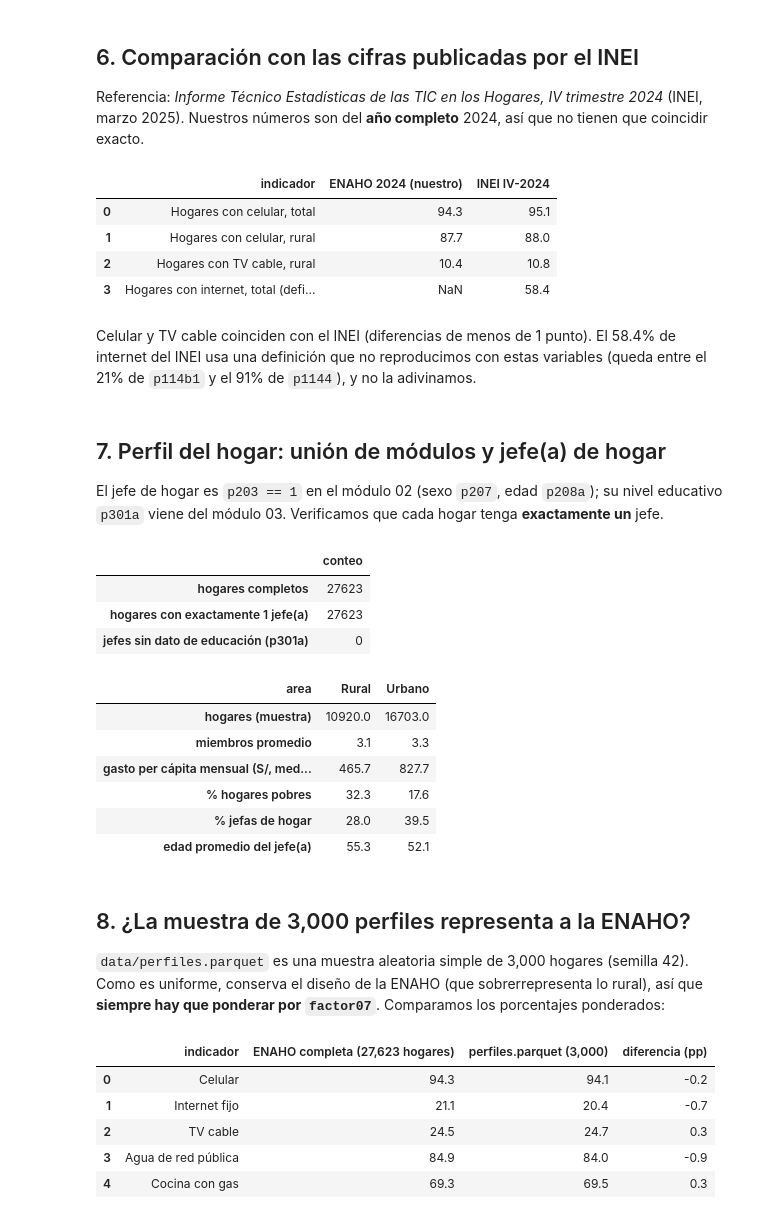
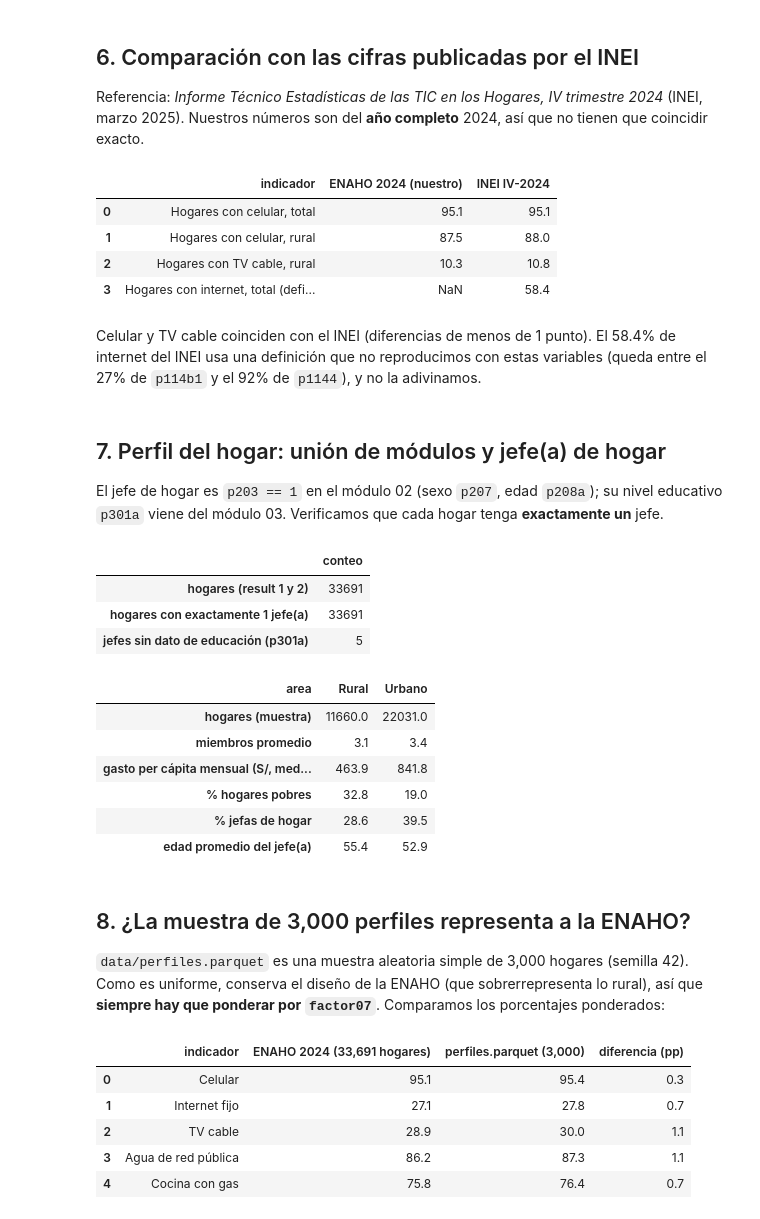
Before and after one commit to JazminGalindoo/simula, a Jupyter notebook: notebooks/exploracion_enaho.ipynb, the cells around one changed output. Drawn from its saved outputs; the diff is of its cells as text; code cells hidden in the pictures.

```diff
--- a/notebooks/exploracion_enaho.ipynb
+++ b/notebooks/exploracion_enaho.ipynb
@@ -104,8 +106,8 @@ etiquetas_result = meta01.variable_value_labels["result"]
 | rechazo | 1638 |
 | ausente | 248 |
 # %%
-hogares = m01[m01["result"] == 1].copy()
+hogares = m01[m01["result"].isin([1, 2])].copy()
 for c in ["p1142", "p1144", "p114b1", "p114b2", "p114b3", "p1143", "p110", "p113a", "p1138", "p1139"]:
     hogares[c] = pd.to_numeric(hogares[c], errors="coerce")  # algunas vienen como texto
-print(f"Hogares con encuesta completa: {len(hogares):,}")
+print(f"Hogares con encuesta completa o incompleta: {len(hogares):,}")
 # %% [output]
@@ -233,13 +234,13 @@ pd.DataFrame([
 ]).round(1)
 # %% [output]
 |  | indicador | ENAHO 2024 (nuestro) | INEI IV-2024 |
-| 0 | Hogares con celular, total | 94.3 | 95.1 |
-| 1 | Hogares con celular, rural | 87.7 | 88.0 |
-| 2 | Hogares con TV cable, rural | 10.4 | 10.8 |
+| 0 | Hogares con celular, total | 95.1 | 95.1 |
+| 1 | Hogares con celular, rural | 87.5 | 88.0 |
+| 2 | Hogares con TV cable, rural | 10.3 | 10.8 |
 | 3 | Hogares con internet, total (defi... | NaN | 58.4 |
 # %% [markdown]
 Celular y TV cable coinciden con el INEI (diferencias de menos de 1 punto). El 58.4% de internet del INEI usa una definición
-que no reproducimos con estas variables (queda entre el 21% de `p114b1` y el 91% de `p1144`), y no la adivinamos.
+que no reproducimos con estas variables (queda entre el 27% de `p114b1` y el 92% de `p1144`), y no la adivinamos.
 # %% [markdown]
 ## 7. Perfil del hogar: unión de módulos y jefe(a) de hogar
 
@@ -253,15 +254,15 @@ jefes = jefes.merge(m03, on=LLAVE + ["codperso"], how="left")
 
 jefes_por_hogar = hogares.merge(jefes, on=LLAVE, how="left").groupby(LLAVE).size()
 pd.Series({
-    "hogares completos": len(hogares),
+    "hogares (result 1 y 2)": len(hogares),
     "hogares con exactamente 1 jefe(a)": int((jefes_por_hogar == 1).sum()),
     "jefes sin dato de educación (p301a)": int(jefes.loc[jefes.set_index(LLAVE).index.isin(hogares.set_index(LLAVE).index), "p301a"].isna().sum()),
 }).to_frame("conteo")
 # %% [output]
 |  | conteo |
-| hogares completos | 27623 |
-| hogares con exactamente 1 jefe(a) | 27623 |
-| jefes sin dato de educación (p301a) | 0 |
+| hogares (result 1 y 2) | 33691 |
+| hogares con exactamente 1 jefe(a) | 33691 |
+| jefes sin dato de educación (p301a) | 5 |
 # %%
 hogares = hogares.merge(jefes[LLAVE + ["p207", "p208a", "p301a"]], on=LLAVE, how="left")
 hogares["gasto_pc_mensual"] = hogares["gashog2d"] / hogares["mieperho"] / 12
@@ -281,12 +282,12 @@ perfil = (hogares.assign(pobreza=hogares["pobreza"].map(etq_pob))
 perfil
 # %% [output]
 | area | Rural | Urbano |
-| hogares (muestra) | 10920.0 | 16703.0 |
-| miembros promedio | 3.1 | 3.3 |
-| gasto per cápita mensual (S/, med... | 465.7 | 827.7 |
-| % hogares pobres | 32.3 | 17.6 |
-| % jefas de hogar | 28.0 | 39.5 |
-| edad promedio del jefe(a) | 55.3 | 52.1 |
+| hogares (muestra) | 11660.0 | 22031.0 |
+| miembros promedio | 3.1 | 3.4 |
+| gasto per cápita mensual (S/, med... | 463.9 | 841.8 |
+| % hogares pobres | 32.8 | 19.0 |
+| % jefas de hogar | 28.6 | 39.5 |
+| edad promedio del jefe(a) | 55.4 | 52.9 |
 # %% [markdown]
 ## 8. ¿La muestra de 3,000 perfiles representa a la ENAHO?
 
@@ -296,29 +297,29 @@ porcentajes ponderados:
 # %%
 perfiles = pd.read_parquet(RAIZ / "data" / "perfiles.parquet")
 hogares["real_internet_fijo"] = hogares["p114b1"]
 hogares["real_gas"] = hogares["p113a"].isin([2, 3]).astype(float).where(hogares["p113a"].notna())
 hogares["real_agua_red"] = hogares["p110"].isin([1, 2]).astype(int)
 
 comparacion = pd.DataFrame([
     {"indicador": nombre,
-     "ENAHO completa (27,623 hogares)": pct_ponderado(hogares, col_enaho),
+     f"ENAHO 2024 ({len(hogares):,} hogares)": pct_ponderado(hogares, col_enaho),
      "perfiles.parquet (3,000)": pct_ponderado(perfiles, col_perfil)}
     for nombre, col_enaho, col_perfil in [
         ("Celular", "p1142", "real_celular"),
         ("Internet fijo", "real_internet_fijo", "real_internet_fijo"),
         ("TV cable", "p1143", "real_tv_cable"),
         ("Agua de red pública", "real_agua_red", "real_agua_red"),
         ("Cocina con gas", "real_gas", "real_gas"),
     ]])
 comparacion["diferencia (pp)"] = comparacion.iloc[:, 2] - comparacion.iloc[:, 1]
 comparacion.round(1)
 # %% [output]
-|  | indicador | ENAHO completa (27,623 hogares) | perfiles.parquet (3,000) | diferencia (pp) |
-| 0 | Celular | 94.3 | 94.1 | -0.2 |
-| 1 | Internet fijo | 21.1 | 20.4 | -0.7 |
-| 2 | TV cable | 24.5 | 24.7 | 0.3 |
-| 3 | Agua de red pública | 84.9 | 84.0 | -0.9 |
-| 4 | Cocina con gas | 69.3 | 69.5 | 0.3 |
+|  | indicador | ENAHO 2024 (33,691 hogares) | perfiles.parquet (3,000) | diferencia (pp) |
+| 0 | Celular | 95.1 | 95.4 | 0.3 |
+| 1 | Internet fijo | 27.1 | 27.8 | 0.7 |
+| 2 | TV cable | 28.9 | 30.0 | 1.1 |
+| 3 | Agua de red pública | 86.2 | 87.3 | 1.1 |
+| 4 | Cocina con gas | 75.8 | 76.4 | 0.7 |
 # %%
 pd.DataFrame({
     "% hogares rurales SIN ponderar": [100 * (perfiles["area"] == "Rural").mean()],
```
Also changed, not shown: parts of 16 cells of this notebook.
